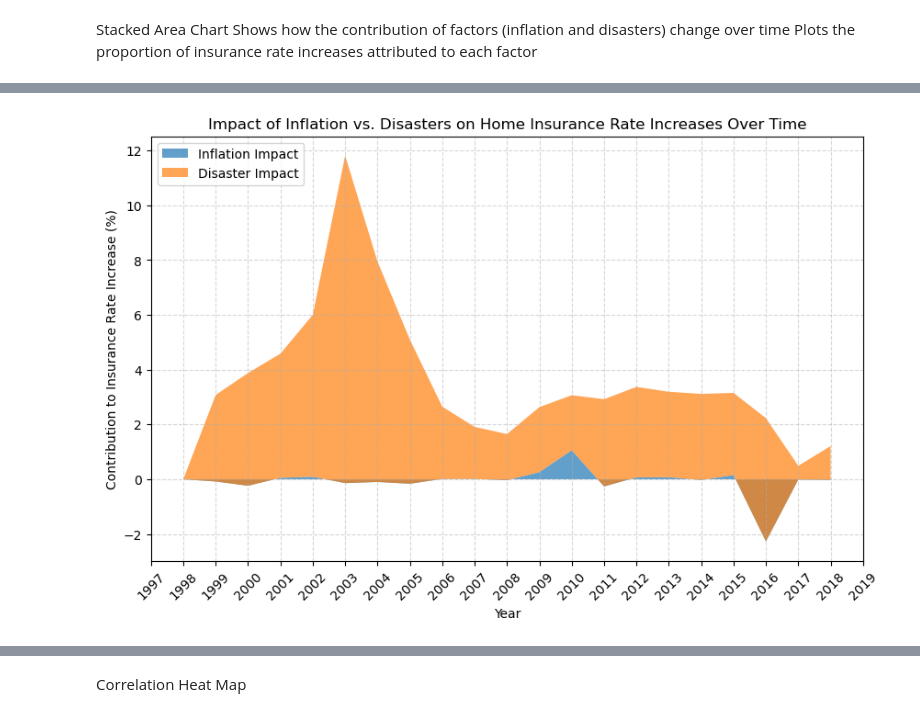
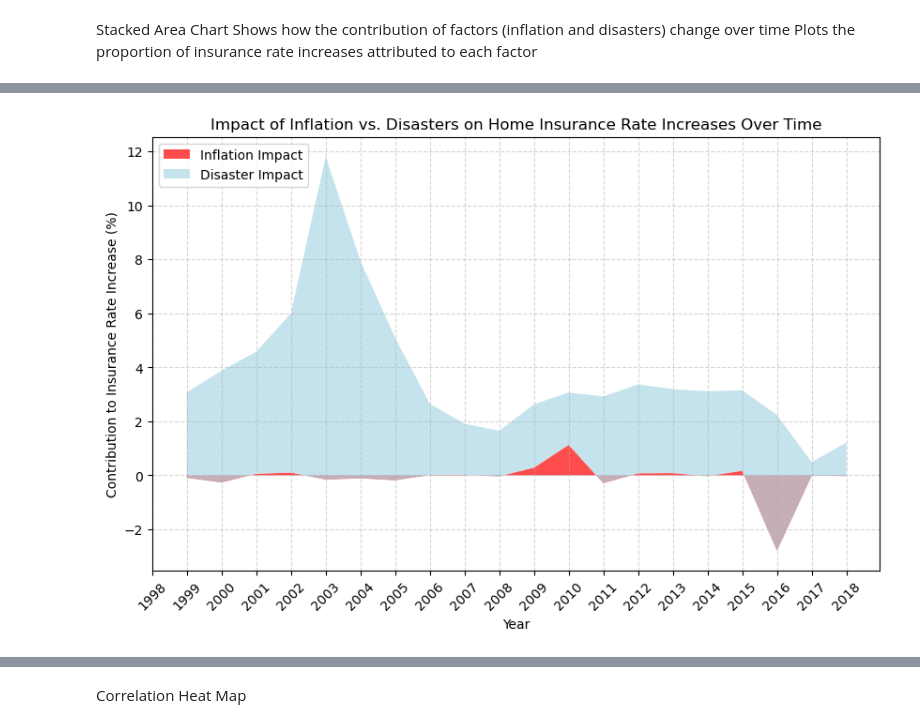
Before and after one commit to smille202/capstone, a Jupyter notebook: work/working_code.ipynb, the cells around one changed output, grey strips where cells are left out. Saved outputs shown, nothing was run; the diff lists cells and outputs as text; code cells hidden in the pictures.

```diff
--- a/work/working_code.ipynb
+++ b/work/working_code.ipynb
@@ -682,28 +698,26 @@ There statistically significant evidence that the percentage changes in home ins
 # %% [markdown]
 Multiple Linear Regression
 # %%
+import pandas as pd
 import statsmodels.api as sm
 
 
 disaster_yearly = merged_data.groupby('year')['disaster_id'].count().reset_index()
 disaster_yearly.rename(columns={'disaster_id': 'disaster_count'}, inplace=True)
 
-
 full_data = pd.merge(paired_data, disaster_yearly, on='year', how='inner')
-
+full_data['inflation_pct_change'] = full_data['inflation_rate'].pct_change() * 100
+full_data_cleaned = full_data.dropna(subset=['inflation_pct_change', 'disaster_count', 'home_insurance_pct_change'])
 
 # independent variables (inflation percentage change and disaster count)
-X = full_data[['inflation_pct_change', 'disaster_count']]
+X = full_data_cleaned[['inflation_pct_change', 'disaster_count']]
 X = sm.add_constant(X)
 
+# dependent variable (home insurance percentage change)
+y = full_data_cleaned['home_insurance_pct_change']
 
-# dependent variable (home insurance percentage change)
-y = full_data['home_insurance_pct_change']
-
-
-# Ordinary Least Squares regression model
+# multiple linear regression model
 model = sm.OLS(y, X).fit()
-
 
 print(f"R-squared: {model.rsquared:.4f}")
 print(f"Adjusted R-squared: {model.rsquared_adj:.4f}")
@@ -734,27 +812,29 @@ Stacked Area Chart
 Shows how the contribution of factors (inflation and disasters) change over time
 Plots the proportion of insurance rate increases attributed to each factor
 # %%
+import pandas as pd
+import statsmodels.api as sm
+import matplotlib.pyplot as plt
 import matplotlib.ticker as mticker
 
-# disaster count per year
-disaster_yearly = merged_data.groupby('year')['disaster_id'].count().reset_index()
-disaster_yearly.rename(columns={'disaster_id': 'disaster_count'}, inplace=True)
+print("OLS Regression Results:")
+print(f"R-squared: {model.rsquared:.4f}")
+print(f"Adjusted R-squared: {model.rsquared_adj:.4f}")
+print("\nCoefficients:")
+print(f"Intercept (const): {model.params['const']:.6f}")
+print(f"Inflation Impact Coefficient: {model.params['inflation_pct_change']:.6f}")
+print(f"Disaster Impact Coefficient: {model.params['disaster_count']:.6f}")
 
-full_data = pd.merge(paired_data, disaster_yearly, on='year', how='inner')
+print("\nP-values:")
+print(f"Intercept (const): {model.pvalues['const']:.6f}")
+print(f"Inflation Impact: {model.pvalues['inflation_pct_change']:.6f}")
+print(f"Disaster Impact: {model.pvalues['disaster_count']:.6f}")
 
-# independent variables (inflation and disaster count)
-X = full_data[['inflation_pct_change', 'disaster_count']]
-X = sm.add_constant(X)  # Add constant for regression
 
-# dependent variable (home insurance % change)
-y = full_data['home_insurance_pct_change']
-
-print(model.summary())  #results from model above
-
-# coefficients
+# coef from regression model
 beta_1, beta_2 = model.params['inflation_pct_change'], model.params['disaster_count']
 
-# compute contributions
+# calculate contributions
 full_data['Inflation_Impact'] = beta_1 * full_data['inflation_pct_change']
 full_data['Disaster_Impact'] = beta_2 * full_data['disaster_count']
 
@@ -763,16 +843,16 @@ full_data['Total_Impact'] = full_data['Inflation_Impact'] + full_data['Disaster_
 full_data['Inflation_Impact'] = (full_data['Inflation_Impact'] / full_data['Total_Impact']) * full_data['home_insurance_pct_change']
 full_data['Disaster_Impact'] = (full_data['Disaster_Impact'] / full_data['Total_Impact']) * full_data['home_insurance_pct_change']
 
-# up to 2018
 full_data = full_data[full_data['year'] <= 2018]
 
-# Stacked Area Chart
+# stacked area chart with custom colors
 plt.figure(figsize=(10,6))
 plt.stackplot(full_data['year'], full_data['Inflation_Impact'], full_data['Disaster_Impact'],
-              labels=['Inflation Impact', 'Disaster Impact'], alpha=0.7)
+              labels=['Inflation Impact', 'Disaster Impact'], alpha=0.7,
+              colors=['red', 'lightblue'])
 plt.xticks(full_data['year'], rotation=45)
-plt.gca().xaxis.set_major_locator(mticker.MultipleLocator(1))
-# Formatting
+plt.gca().xaxis.set_major_locator(mticker.MultipleLocator(1))  #show every year
+
 plt.xlabel('Year')
 plt.ylabel('Contribution to Insurance Rate Increase (%)')
 plt.title('Impact of Inflation vs. Disasters on Home Insurance Rate Increases Over Time')
@@ -801,2 +877,2 @@ Notes:
-[figure, old version]
+[figure, new version]
 # %% [markdown]
```
Also changed, not shown: parts of 17 cells of this notebook.
